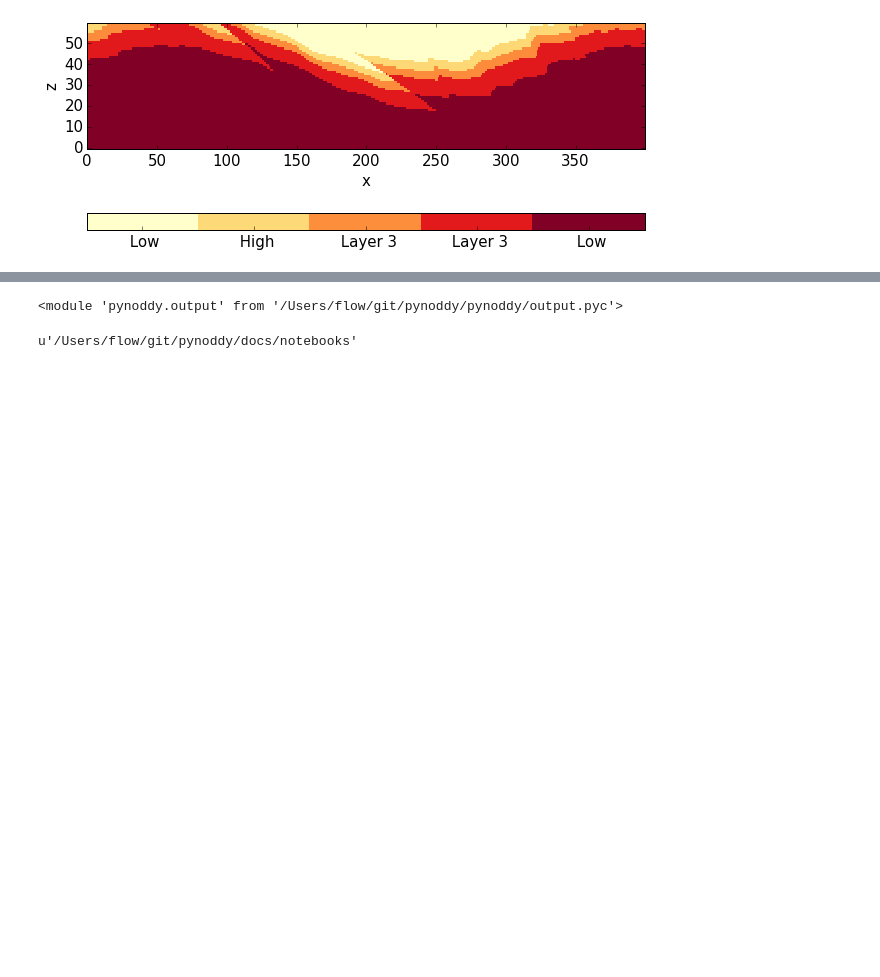
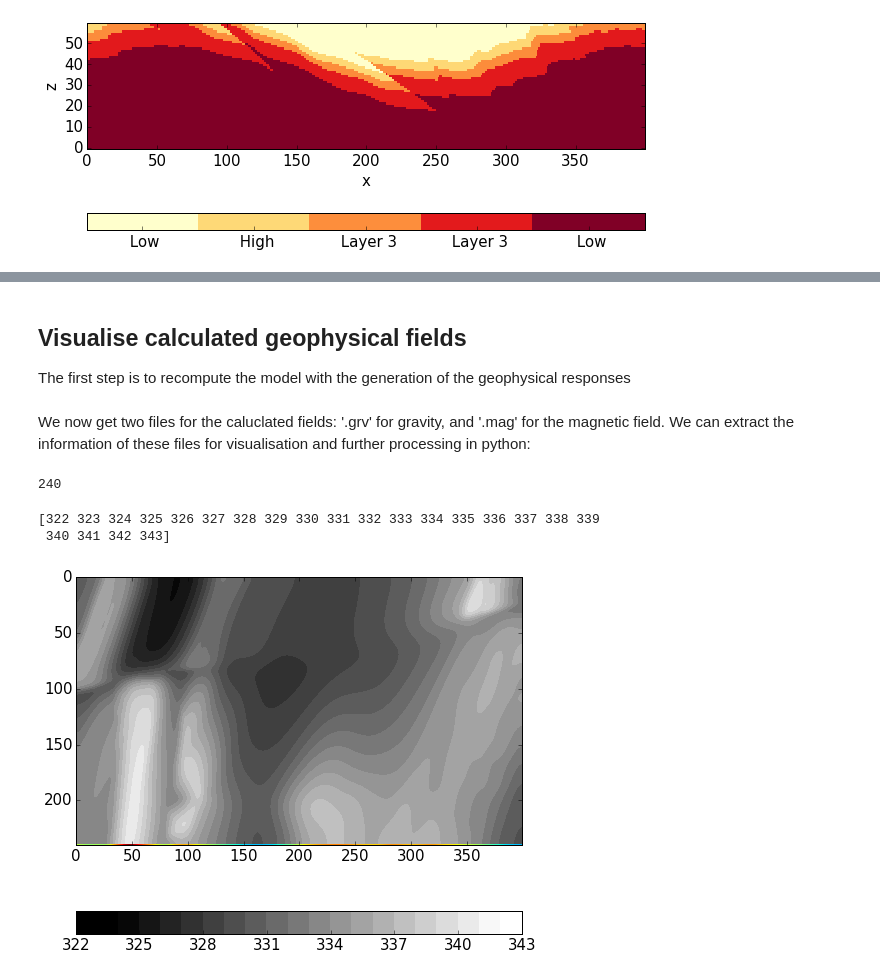
Before and after one commit to cgre-aachen/pynoddy, a Jupyter notebook: docs/notebooks/Read-Geophysics.ipynb, the cells around one changed output, grey strips where cells are left out. Drawn from its saved outputs; the diff is of its cells as text; code cells hidden in the pictures; blank space fills up the shorter version.

```diff
--- a/docs/notebooks/Read-Geophysics.ipynb
+++ b/docs/notebooks/Read-Geophysics.ipynb
@@ -73,0 +71,5 @@ Visualise calculated geophysical fields
+# %% [markdown]
+Visualise calculated geophysical fields
+---------------------
+
+The first step is to recompute the model with the generation of the geophysical responses
@@ -74,8 +78,19 @@ Visualise calculated geophysical fields
+# %% [markdown]
+We now get two files for the caluclated fields: '.grv' for gravity, and '.mag' for the magnetic field. We can extract the information of these files for visualisation and further processing in python:
 # %%
 reload(pynoddy.output)
+geophys = pynoddy.output.NoddyGeophysics(output)
 # %% [output]
-<module 'pynoddy.output' from '/Users/flow/git/pynoddy/pynoddy/output.pyc'>
+240
-# %%
-pwd
-# %% [output]
-u'/Users/flow/git/pynoddy/docs/notebooks'
+# %%
+figsize(8,8)
+imshow(geophys.grv_data, cmap = 'jet')
+# define contour levels
+levels = np.arange(322,344,1)
+contourf(geophys.grv_data, levels, cmap = 'gray', vmin = 324, vmax = 342)
+cbar = colorbar(orientation = 'horizontal')
+print levels
+# %% [output]
+[322 323 324 325 326 327 328 329 330 331 332 333 334 335 336 337 338 339
+ 340 341 342 343]
+[figure, added]
```
Also changed, not shown: parts of 17 cells of this notebook, 3 other files.
